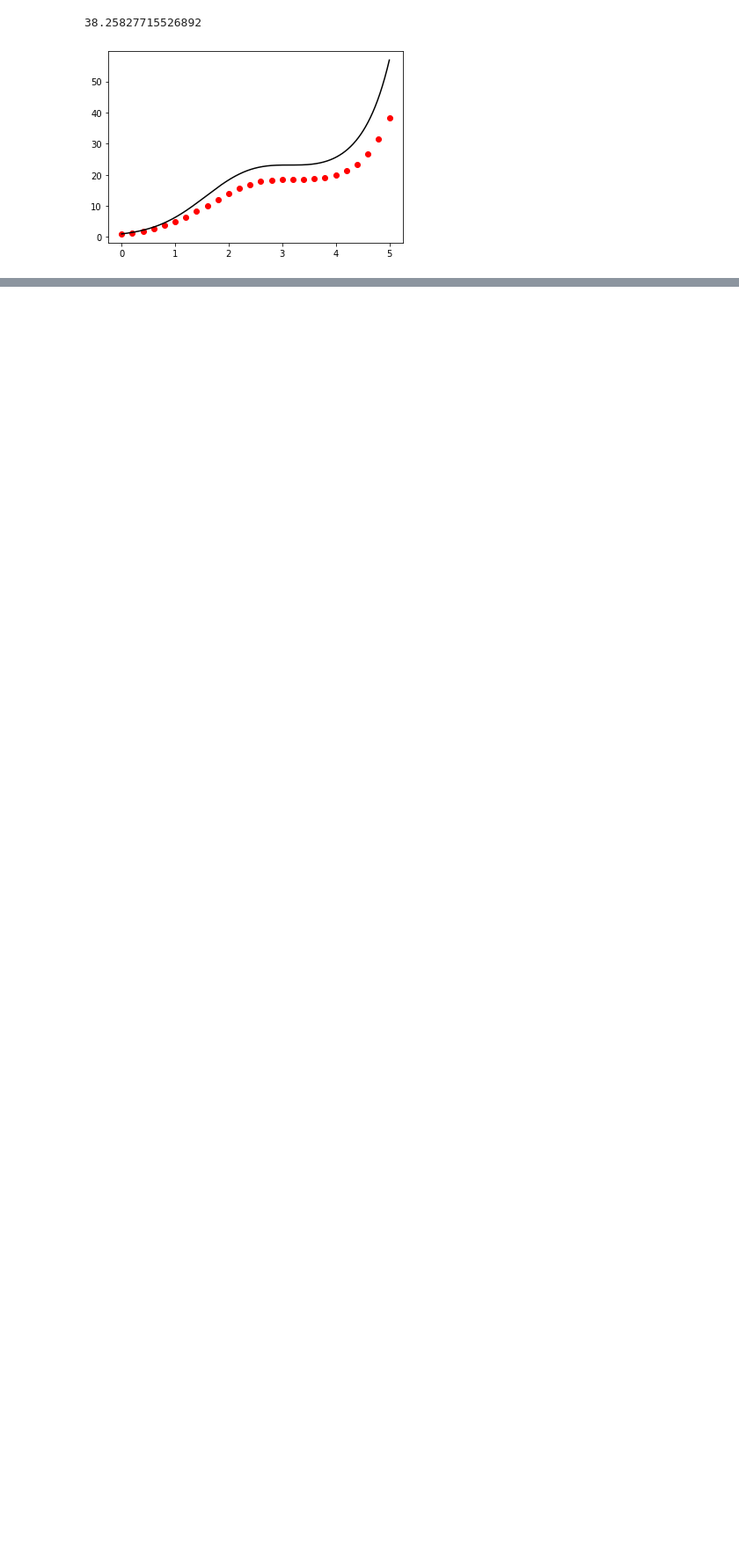
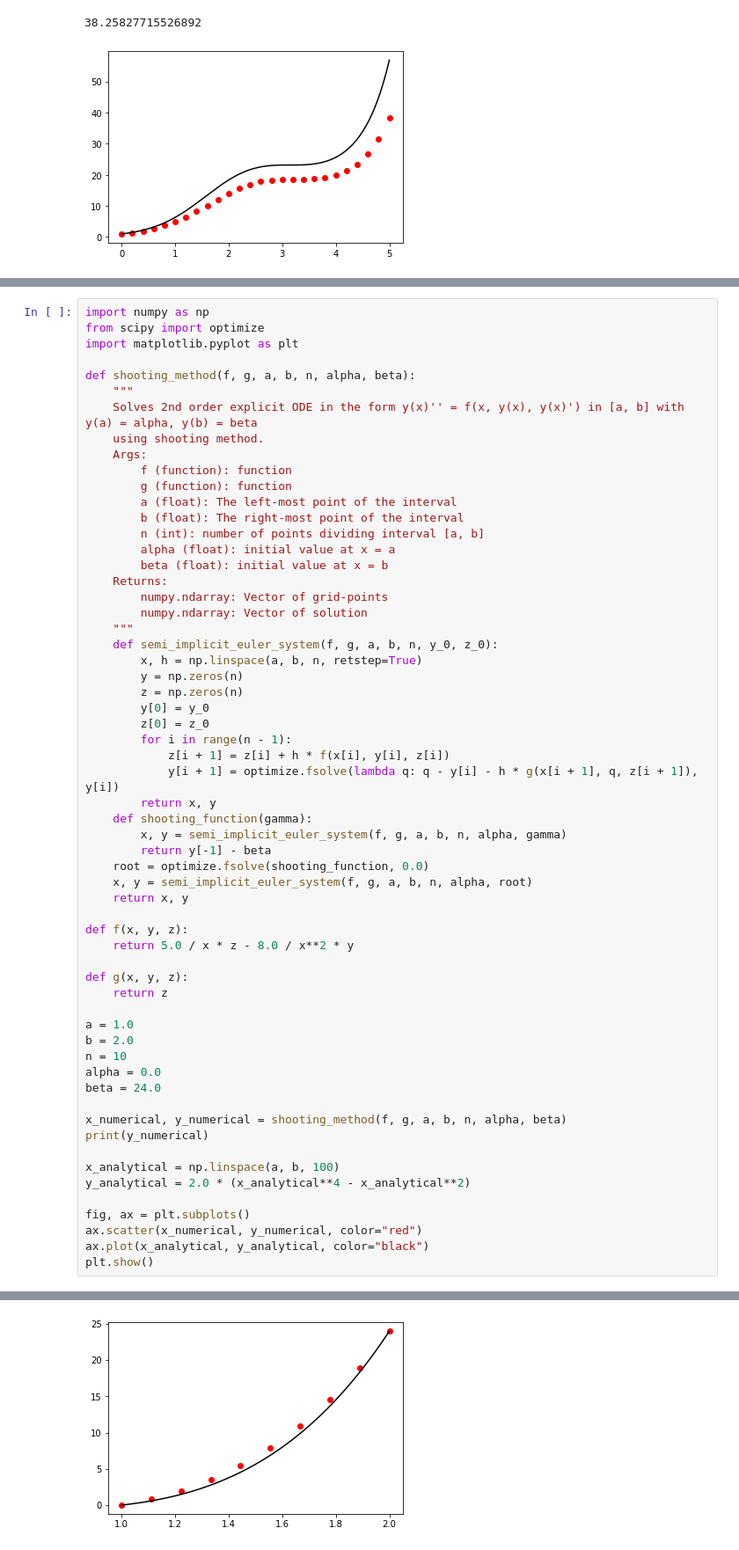
Before and after one commit to valenpe7/numerical_methods, a Jupyter notebook: _sources/tasks/solutions.ipynb, the cells around one changed output, grey strips where cells are left out. Shown at 88% size. Drawn from its saved outputs; the diff is of its cells as text; blank space fills up the shorter version.

```diff
--- a/_sources/tasks/solutions.ipynb
+++ b/_sources/tasks/solutions.ipynb
@@ -415,0 +418,61 @@ plt.show()
+# %%
+import numpy as np
+from scipy import optimize
+import matplotlib.pyplot as plt
+
+def shooting_method(f, g, a, b, n, alpha, beta):
+    """
+    Solves 2nd order explicit ODE in the form y(x)'' = f(x, y(x), y(x)') in [a, b] with y(a) = alpha, y(b) = beta
+    using shooting method.
+    Args:
+        f (function): function
+        g (function): function
+        a (float): The left-most point of the interval
+        b (float): The right-most point of the interval
+        n (int): number of points dividing interval [a, b]
+        alpha (float): initial value at x = a
+        beta (float): initial value at x = b
+    Returns:
+        numpy.ndarray: Vector of grid-points
+        numpy.ndarray: Vector of solution
+    """
+    def semi_implicit_euler_system(f, g, a, b, n, y_0, z_0):
+        x, h = np.linspace(a, b, n, retstep=True)
+        y = np.zeros(n)
+        z = np.zeros(n)
+        y[0] = y_0
+        z[0] = z_0
+        for i in range(n - 1):
+            z[i + 1] = z[i] + h * f(x[i], y[i], z[i])
+            y[i + 1] = optimize.fsolve(lambda q: q - y[i] - h * g(x[i + 1], q, z[i + 1]), y[i])
+        return x, y
+    def shooting_function(gamma):
+        x, y = semi_implicit_euler_system(f, g, a, b, n, alpha, gamma)
+        return y[-1] - beta
+    root = optimize.fsolve(shooting_function, 0.0)
+    x, y = semi_implicit_euler_system(f, g, a, b, n, alpha, root)
+    return x, y
+
+def f(x, y, z):
+    return 5.0 / x * z - 8.0 / x**2 * y
+
+def g(x, y, z):
+    return z
+
+a = 1.0
+b = 2.0
+n = 10
+alpha = 0.0
+beta = 24.0
+
+x_numerical, y_numerical = shooting_method(f, g, a, b, n, alpha, beta)
+print(y_numerical)
+
+x_analytical = np.linspace(a, b, 100)
+y_analytical = 2.0 * (x_analytical**4 - x_analytical**2)
+
+fig, ax = plt.subplots()
+ax.scatter(x_numerical, y_numerical, color="red")
+ax.plot(x_analytical, y_analytical, color="black")
+plt.show()
+# %% [output]
@@ -415,0 +481 @@ plt.show()
+[figure, added]
```
Also changed, not shown: parts of 4 cells of this notebook, 36 other files.
